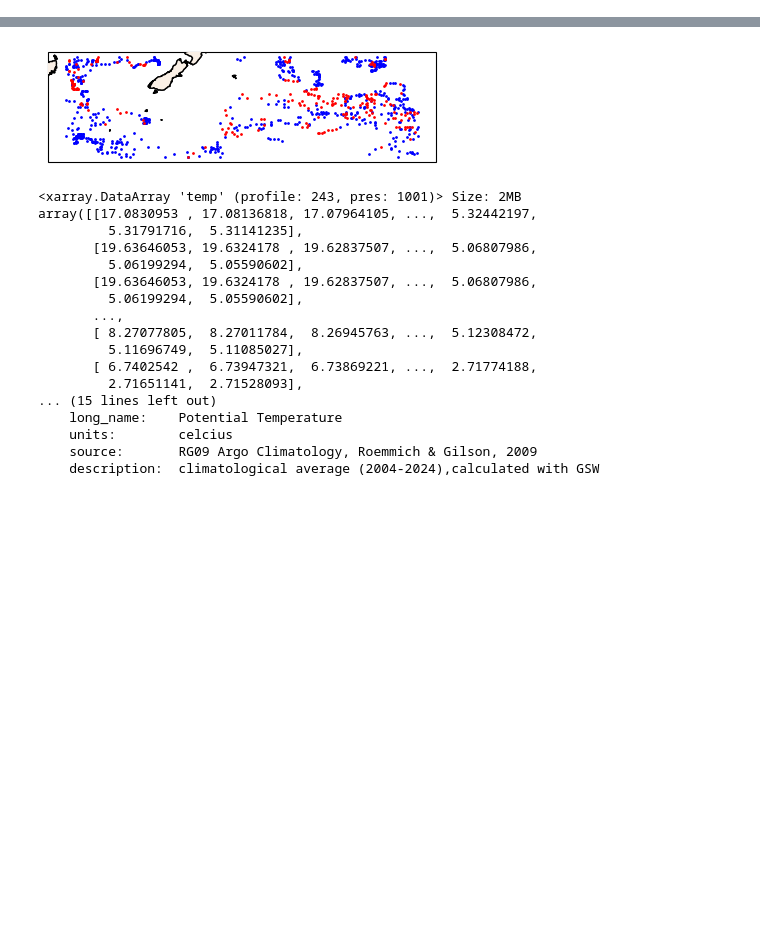
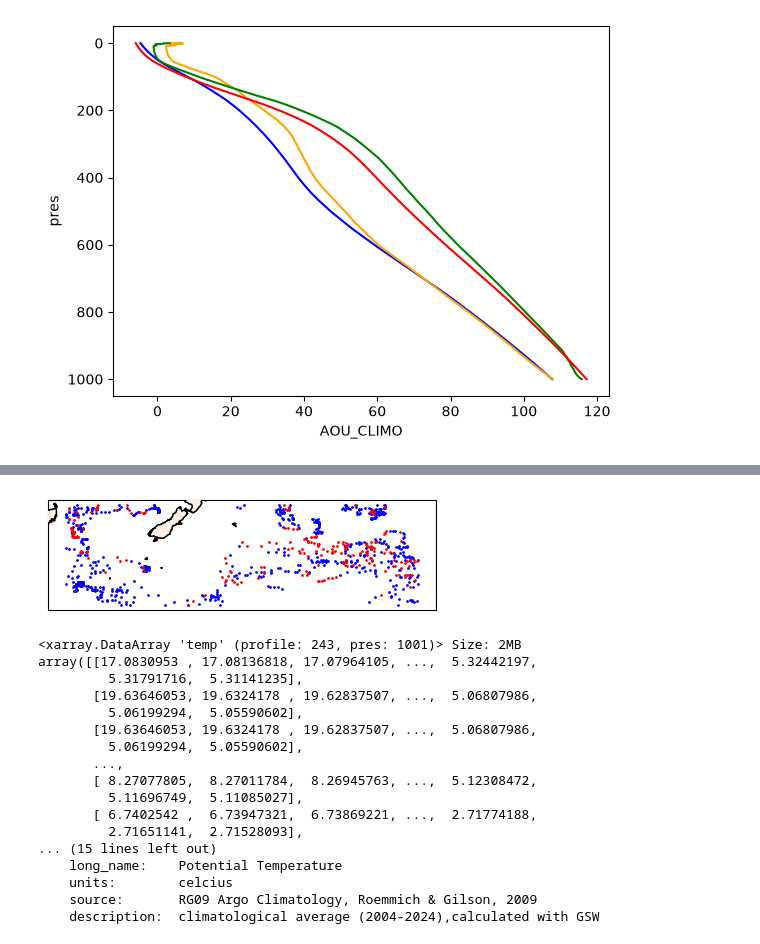
Before and after one commit to go-bgc/Marine-Heat-Waves, a Jupyter notebook: contributors/stevie/plot_GOBAI_anomalies.ipynb, the cells around one changed output, grey strips where cells are left out. Saved outputs shown, nothing was run; the diff lists cells and outputs as text; code cells hidden in the pictures; blank space fills up the shorter version.

Commit message:
anomaly plots

```diff
--- a/contributors/stevie/plot_GOBAI_anomalies.ipynb
+++ b/contributors/stevie/plot_GOBAI_anomalies.ipynb
@@ -65,5 +64,22 @@ def match_climo_float(filepath_name, GOBAI_varname, float_varname):
 filepath_name = ['RG09_potential_temperature','RG09_absolute_salinity','GOBAI-O2-v2.3_oxygen','GOBAI-O2-v2.3_oxysat','GOBAI-O2-v2.3_AOU']
 GOBAI_varname = ['temp','sal','oxy','oxysat','AOU']
 float_varname = ['POTENTIAL_TEMP','ABS_SAL','DOXY','O2_SATURATION','AOU']
+# filepath_name = ['RG09_potential_temperature']
+# GOBAI_varname = ['temp']
+# float_varname = ['POTENTIAL_TEMP']
 
-match_climo_float(filepath_name, GOBAI_varname, float_varname)
+#SW Pac
+# matched_output = match_climo_float('swp',filepath_name, GOBAI_varname, float_varname,
+#                                   150,220,-60,-40)
+# N Atl
+matched_output = match_climo_float('na',filepath_name, GOBAI_varname, float_varname,
+                                  290,350,10,60)
+# %%
+# open SWPac MHW mask
+mhw_swp_mask = xr.open_zarr(f's3://uw-escience-scratch-prod/oisst/mhw_mask_swp_final.zarr').compute()
+float_profiles_mhw_mask = mhw_swp_mask['mhw_mask'].sel(lat=matched_output['LATITUDE'],
+                                                       lon=matched_output['LONGITUDE'],
+                                                       time=matched_output['JULD'].dt.date,
+                                                       method='nearest')
+mhw_float = matched_output.where(float_profiles_mhw_mask==1, np.nan, drop=True)
+non_mhw_float = matched_output.where(float_profiles_mhw_mask==0, np.nan, drop=True)
@@ -69,0 +106,16 @@ match_climo_float(filepath_name, GOBAI_varname, float_varname)
+# %%
+# matched_output['POTENTIAL_TEMP_CLIMO']
+# matched_output['POTENTIAL_TEMP']
+# matched_output['POTENTIAL_TEMP_CLIMO'].mean('profile').plot(y='pres')
+mhw_float['AOU_CLIMO'].mean('profile').plot(y='pres',color='blue')
+mhw_float['AOU'].mean('profile').plot(y='pres',color='orange')
+non_mhw_float['AOU'].mean('profile').plot(y='pres',color='green')
+non_mhw_float['AOU_CLIMO'].mean('profile').plot(y='pres',color='red')
+
+plt.gca().invert_yaxis()
+
+# mhw_float['POTENTIAL_TEMP_CLIMO'].mean('profile').plot(y='pres',color='blue')
+# mhw_float['POTENTIAL_TEMP'].mean('profile').plot(y='pres',color='orange')
+# plt.gca().invert_yaxis()
+# %% [output]
+[figure, added]
```
Also changed, not shown: parts of 6 cells of this notebook, 1 other file.
